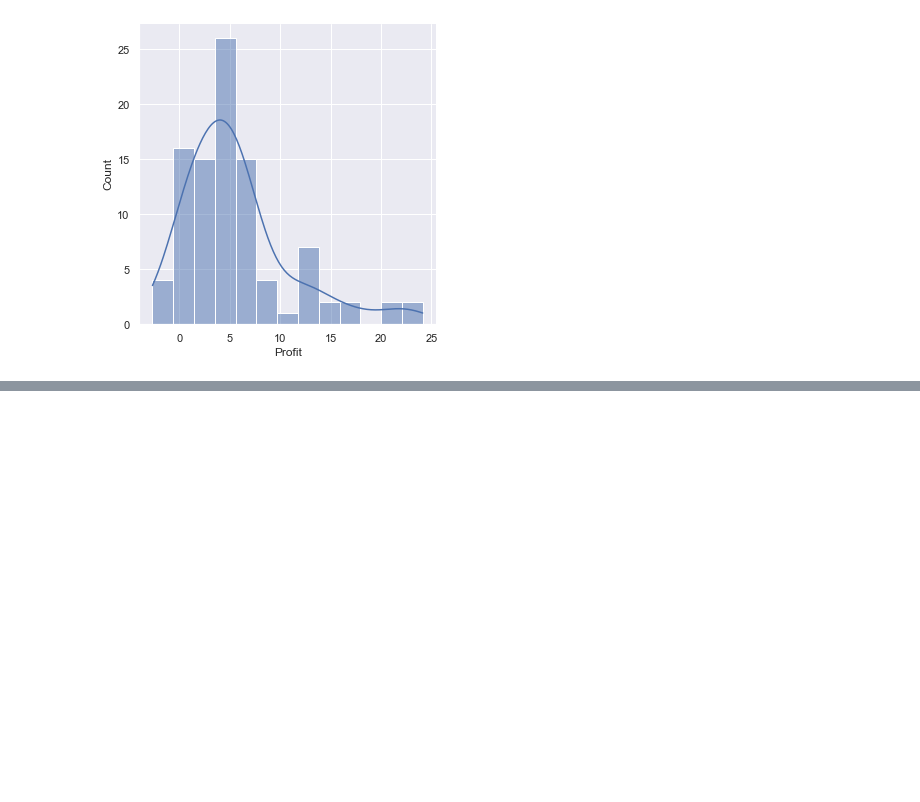
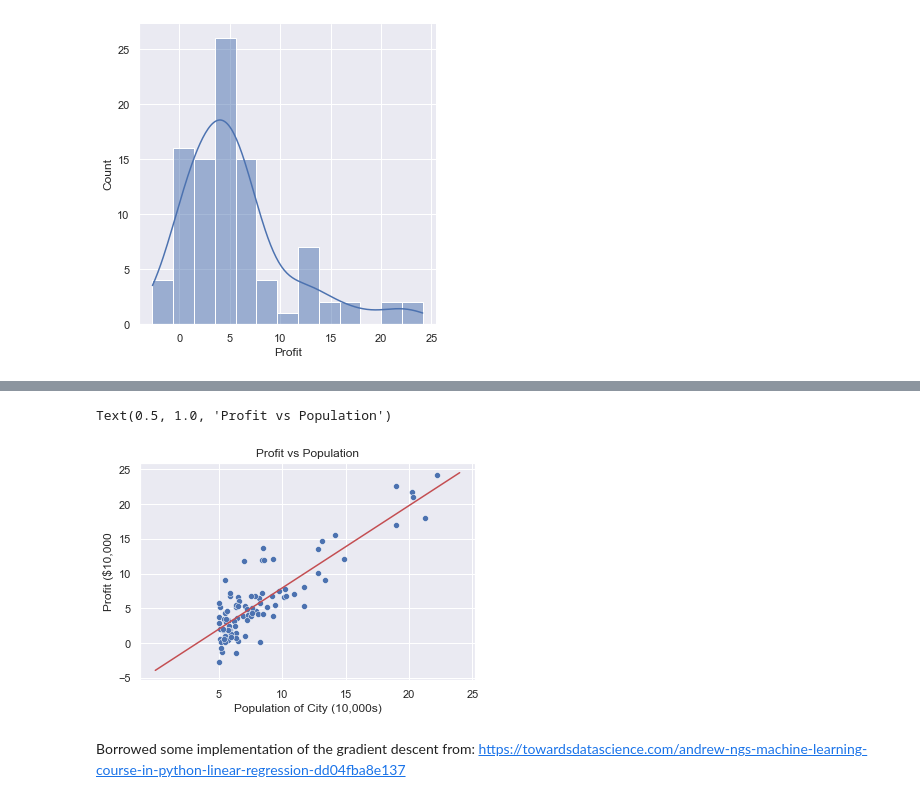
Before and after one commit to jaredwilliam/ML_stanford_coursera, a Jupyter notebook: Week 02/machine-learning-ex1/ex1/Homework in Python.ipynb, the cells around one changed output, grey strips where cells are left out. Saved outputs shown, nothing was run; the diff lists cells and outputs as text; code cells hidden in the pictures; blank space fills up the shorter version.

```diff
--- a/Week 02/machine-learning-ex1/ex1/Homework in Python.ipynb
+++ b/Week 02/machine-learning-ex1/ex1/Homework in Python.ipynb
@@ -183,3 +139,0 @@ array([ 0,  1,  2,  3,  4,  5,  6,  7,  8,  9, 10, 11, 12, 13, 14, 15, 16,
-# %%
-# y = theta[0]*x0 + theta[1]*x1
-y = -3.630291*x0 + 1.166362*x1
@@ -200,0 +150,15 @@ array([-3.630291, -2.463929, -1.297567, -0.131205,  1.035157,  2.201519,
+# %%
+sns.scatterplot(data=df, x = 'Population', y='Profit')
+x_value=[x for x in range(25)]
+y_value=[y*theta[1]+theta[0] for y in x_value]
+plt.plot(x_value,y_value,color="r")
+plt.xticks(np.arange(5,30,step=5))
+plt.yticks(np.arange(-5,30,step=5))
+plt.xlabel("Population of City (10,000s)")
+plt.ylabel("Profit ($10,000")
+plt.title("Profit vs Population")
+# %% [output]
+Text(0.5, 1.0, 'Profit vs Population')
+[figure, added]
+# %% [markdown]
+Borrowed some implementation of the gradient descent from: https://towardsdatascience.com/andrew-ngs-machine-learning-course-in-python-linear-regression-dd04fba8e137
```
Also changed, not shown: parts of 53 cells of this notebook.
